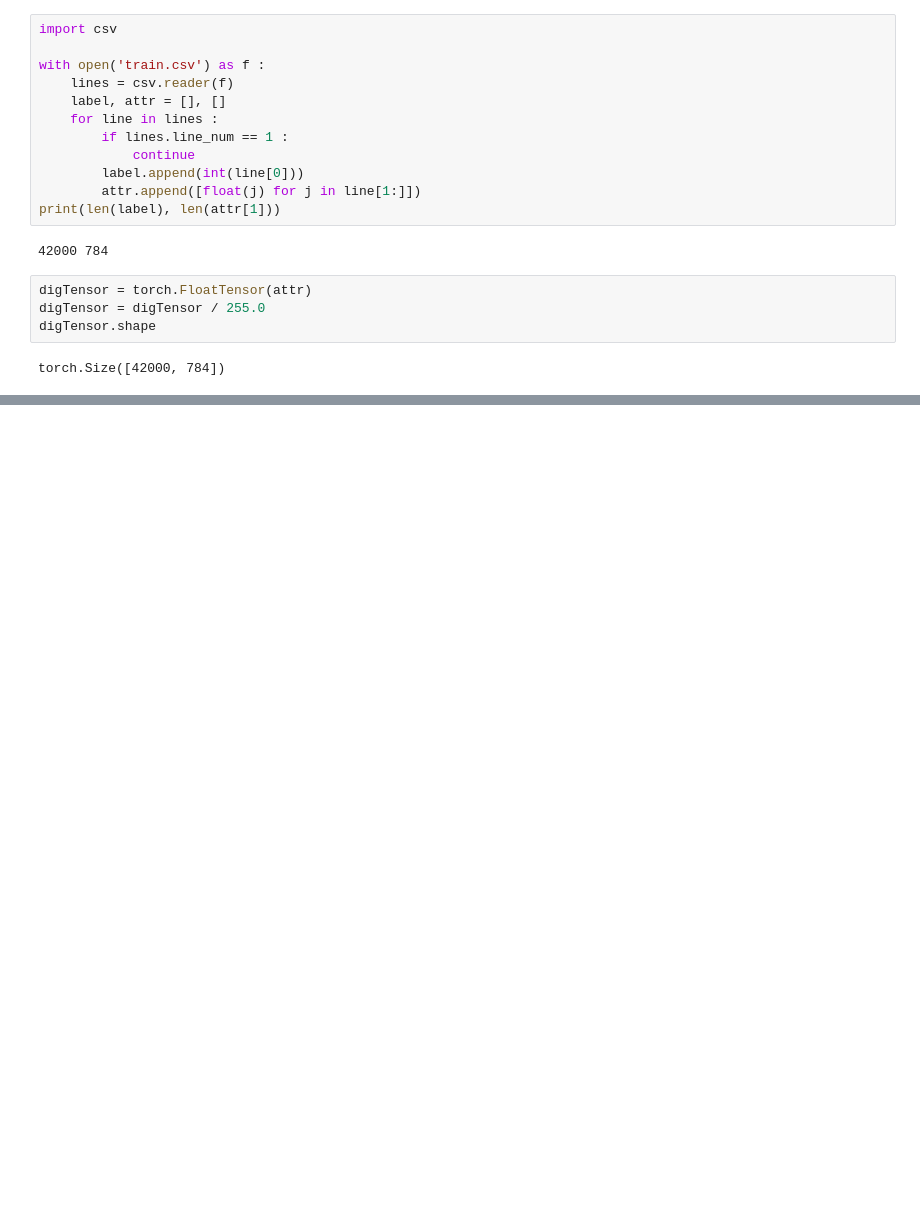
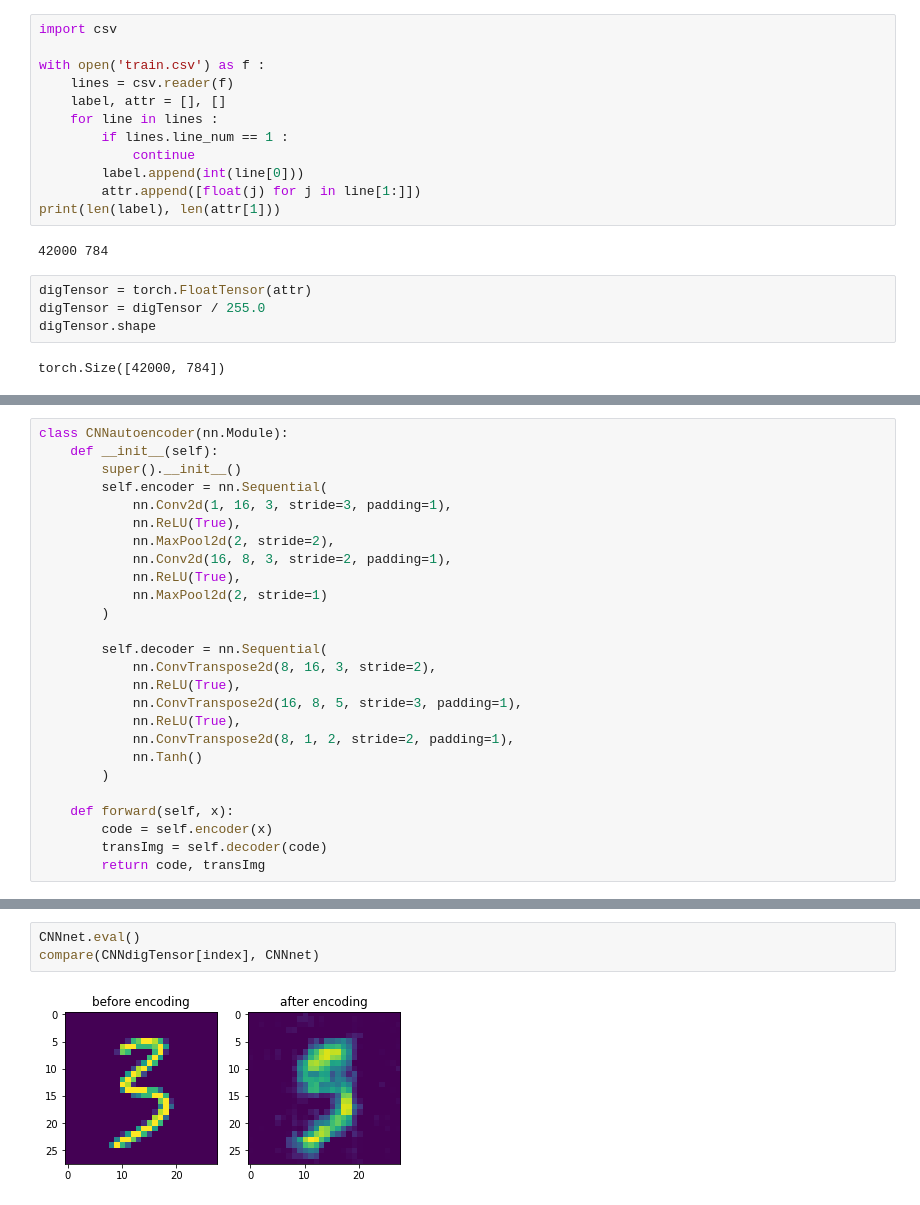
Before and after one commit to Elin24/learning_pyTorch_with_SherlockLiao, a Jupyter notebook: Chapter_6/autoEncoder.ipynb, the cells around one changed output, grey strips where cells are left out. Saved outputs shown, nothing was run; the diff lists cells and outputs as text; blank space fills up the shorter version.

```diff
--- a/Chapter_6/autoEncoder.ipynb
+++ b/Chapter_6/autoEncoder.ipynb
@@ -158,0 +158,26 @@ Variable containing:
+# %%
+class CNNautoencoder(nn.Module):
+    def __init__(self):
+        super().__init__()
+        self.encoder = nn.Sequential(
+            nn.Conv2d(1, 16, 3, stride=3, padding=1),
+            nn.ReLU(True),
+            nn.MaxPool2d(2, stride=2),
+            nn.Conv2d(16, 8, 3, stride=2, padding=1),
+            nn.ReLU(True),
+            nn.MaxPool2d(2, stride=1)
+        )
+
+        self.decoder = nn.Sequential(
+            nn.ConvTranspose2d(8, 16, 3, stride=2),
+            nn.ReLU(True),
+            nn.ConvTranspose2d(16, 8, 5, stride=3, padding=1),
+            nn.ReLU(True),
+            nn.ConvTranspose2d(8, 1, 2, stride=2, padding=1),
+            nn.Tanh()
+        )
+
+    def forward(self, x):
+        code = self.encoder(x)
+        transImg = self.decoder(code)
+        return code, transImg
@@ -158,0 +223,5 @@ Variable containing:
+# %%
+CNNnet.eval()
+compare(CNNdigTensor[index], CNNnet)
+# %% [output]
+[figure, added]
```
Also changed, not shown: parts of 7 cells of this notebook.
